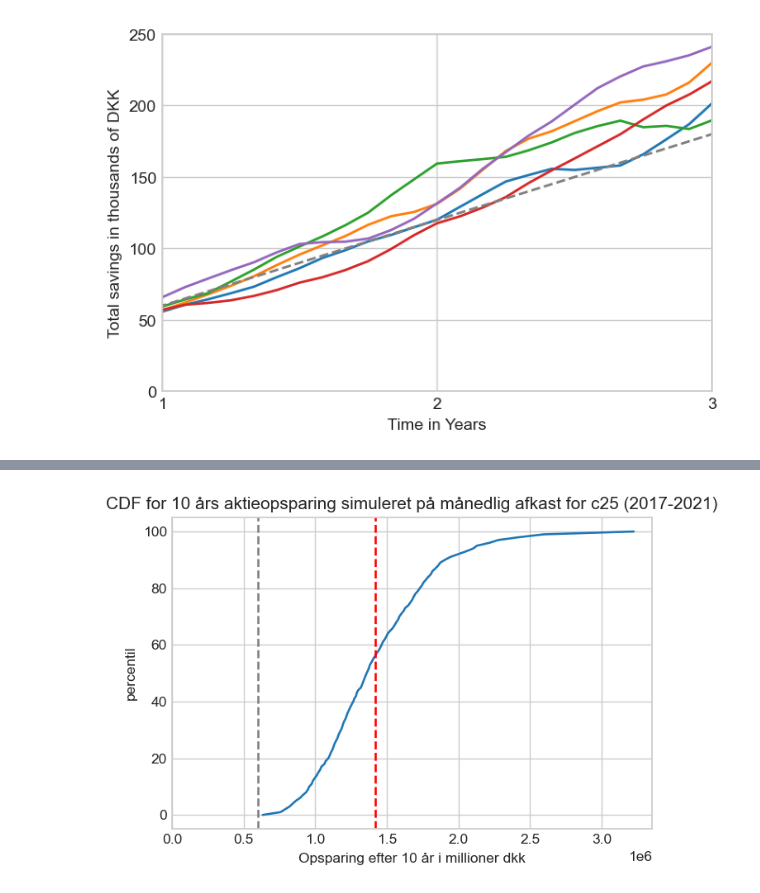
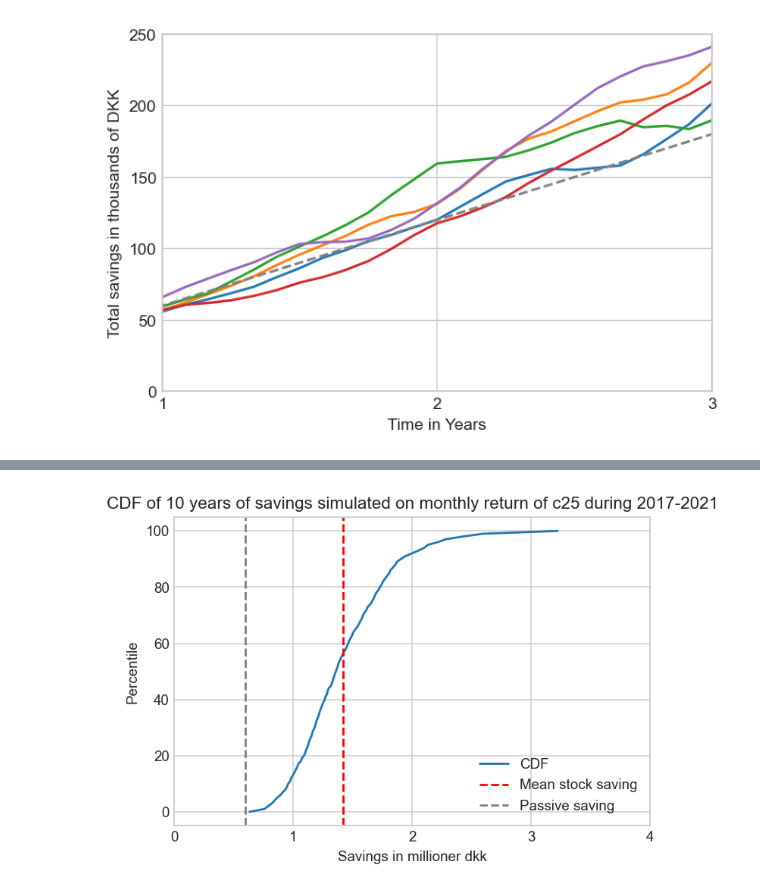
Before and after one commit to wizDs/ds-stock-analysis, a Jupyter notebook: notebooks/analysis.ipynb, the cells around one changed output, grey strips where cells are left out. Cells and saved outputs as stored; diff of their text form; code cells hidden in the pictures.

```diff
--- a/notebooks/analysis.ipynb
+++ b/notebooks/analysis.ipynb
@@ -111,12 +121,19 @@ ax.hist(sampled_returns, bins=np.arange(0,3.5+eps, 0.5) * 10**6);
-# %%
-fig, ax = plt.subplots(dpi = 125)
-ax.plot(percentiles, range(len(percentiles)))
-ax.set(ylabel = "percentil")
-ax.set(xlabel = f"Opsparing efter {periods // 12} år i millioner dkk")
-ax.set(title  = f"CDF for {periods // 12} års aktieopsparing simuleret på månedlig afkast for c25 (2017-2021)")
-ax.axvline(mean_returns, linestyle = "--", color = "red")
-ax.axvline(periods * saving_rate, linestyle = "--", color = "grey")
-ax.set_xlim(0)
-plt.show()
-# %% [output]
-[figure, removed]
+# %%
+lines = []
+
+fig, ax = plt.subplots(dpi = 135)
+lines += ax.plot(np.array(percentiles) / 1_000_000, range(len(percentiles)))
+lines += [
+    ax.axvline(np.array(mean_returns) / 1_000_000, linestyle = "--", color = "red"),
+    ax.axvline(periods * saving_rate / 1_000_000, linestyle = "--", color = "grey"),
+]
+ax.set(ylabel = "Percentile")
+ax.set(xlabel = f"Savings in millioner dkk")
+ax.set(title  = f"CDF of {periods // 12} years of savings simulated on monthly return of c25 during 2017-2021")
+ax.set_xlim(0)
+ax.set_xticks(np.arange(0,4+eps, 1));
+leg = Legend(ax, lines, ['CDF', 'Mean stock saving', 'Passive saving'],
+             loc='lower right', frameon=False)
+ax.add_artist(leg);
+# %% [output]
+[figure, added]
```
Also changed, not shown: parts of 4 cells of this notebook, 5 other files.
